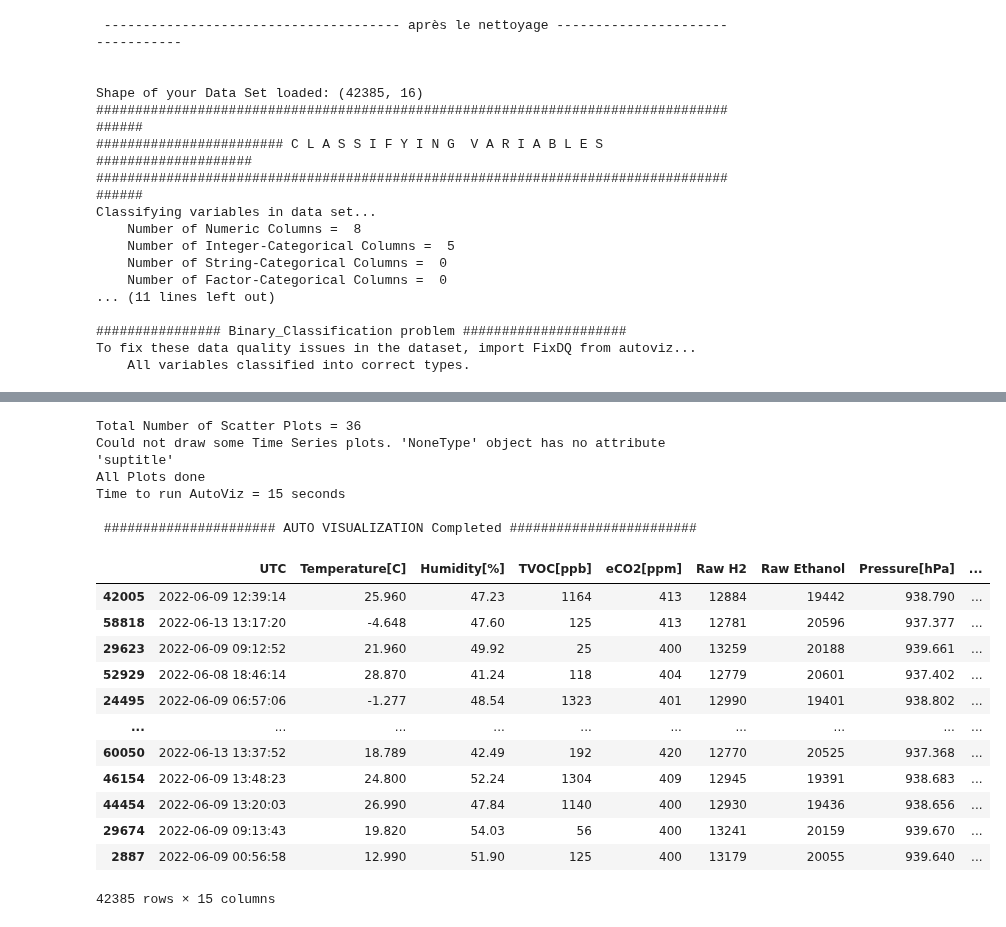
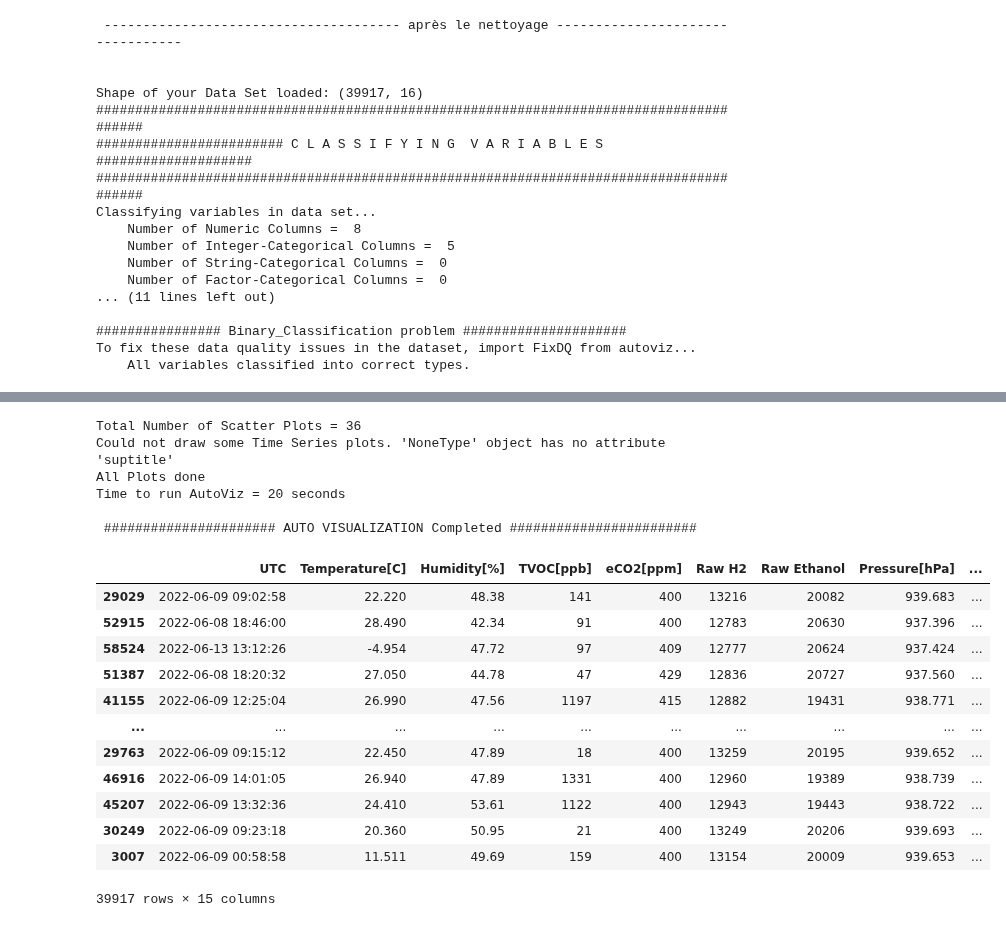
Before and after one commit to albertboo9/Syst-me_D-tection_Incendie, a Jupyter notebook: machine_learning/notebooks/preparation_donnees.ipynb, the cells around one changed output, grey strips where cells are left out. Saved outputs shown, nothing was run; the diff lists cells and outputs as text; code cells hidden in the pictures.

```diff
--- a/machine_learning/notebooks/preparation_donnees.ipynb
+++ b/machine_learning/notebooks/preparation_donnees.ipynb
@@ -64,7 +58,7 @@ def remove_outliers_iqr(df, column):
 # Fonction pour détecter et supprimer les outliers en utilisant le score Z
 def remove_outliers_zscore(df, column):
     z_scores = np.abs((df[column] - df[column].mean()) / df[column].std())
-    threshold = 3
+    threshold = 2.4
     df = df[z_scores < threshold]
     return df
 
@@ -96,7 +90,7 @@ AV.AutoViz(filename='',dfte=data,depVar='Fire Alarm',verbose=1,max_rows_analyzed
  -------------------------------------- après le nettoyage ---------------------------------
 
 
-Shape of your Data Set loaded: (42385, 16)
+Shape of your Data Set loaded: (39917, 16)
 #######################################################################################
 ######################## C L A S S I F Y I N G  V A R I A B L E S  ####################
 #######################################################################################
@@ -128,20 +122,20 @@ To fix these data quality issues in the dataset, import FixDQ from autoviz...
 | Fire Alarm | int64 | 0.000000 | 0 | 0.000000 | 1.000000 | Target column |
 Total Number of Scatter Plots = 36
 Could not draw some Time Series plots. 'NoneType' object has no attribute 'suptitle'
 All Plots done
-Time to run AutoViz = 15 seconds
+Time to run AutoViz = 20 seconds
 
  ###################### AUTO VISUALIZATION Completed ########################
 |  | UTC | Temperature[C] | Humidity[%] | TVOC[ppb] | eCO2[ppm] | Raw H2 | Raw Ethanol | Pressure[hPa] | ... |
-| 42005 | 2022-06-09 12:39:14 | 25.960 | 47.23 | 1164 | 413 | 12884 | 19442 | 938.790 | ... |
-| 58818 | 2022-06-13 13:17:20 | -4.648 | 47.60 | 125 | 413 | 12781 | 20596 | 937.377 | ... |
-| 29623 | 2022-06-09 09:12:52 | 21.960 | 49.92 | 25 | 400 | 13259 | 20188 | 939.661 | ... |
-| 52929 | 2022-06-08 18:46:14 | 28.870 | 41.24 | 118 | 404 | 12779 | 20601 | 937.402 | ... |
-| 24495 | 2022-06-09 06:57:06 | -1.277 | 48.54 | 1323 | 401 | 12990 | 19401 | 938.802 | ... |
+| 29029 | 2022-06-09 09:02:58 | 22.220 | 48.38 | 141 | 400 | 13216 | 20082 | 939.683 | ... |
+| 52915 | 2022-06-08 18:46:00 | 28.490 | 42.34 | 91 | 400 | 12783 | 20630 | 937.396 | ... |
+| 58524 | 2022-06-13 13:12:26 | -4.954 | 47.72 | 97 | 409 | 12777 | 20624 | 937.424 | ... |
+| 51387 | 2022-06-08 18:20:32 | 27.050 | 44.78 | 47 | 429 | 12836 | 20727 | 937.560 | ... |
+| 41155 | 2022-06-09 12:25:04 | 26.990 | 47.56 | 1197 | 415 | 12882 | 19431 | 938.771 | ... |
 | ... | ... | ... | ... | ... | ... | ... | ... | ... | ... |
-| 60050 | 2022-06-13 13:37:52 | 18.789 | 42.49 | 192 | 420 | 12770 | 20525 | 937.368 | ... |
-| 46154 | 2022-06-09 13:48:23 | 24.800 | 52.24 | 1304 | 409 | 12945 | 19391 | 938.683 | ... |
-| 44454 | 2022-06-09 13:20:03 | 26.990 | 47.84 | 1140 | 400 | 12930 | 19436 | 938.656 | ... |
-| 29674 | 2022-06-09 09:13:43 | 19.820 | 54.03 | 56 | 400 | 13241 | 20159 | 939.670 | ... |
-| 2887 | 2022-06-09 00:56:58 | 12.990 | 51.90 | 125 | 400 | 13179 | 20055 | 939.640 | ... |
+| 29763 | 2022-06-09 09:15:12 | 22.450 | 47.89 | 18 | 400 | 13259 | 20195 | 939.652 | ... |
+| 46916 | 2022-06-09 14:01:05 | 26.940 | 47.89 | 1331 | 400 | 12960 | 19389 | 938.739 | ... |
+| 45207 | 2022-06-09 13:32:36 | 24.410 | 53.61 | 1122 | 400 | 12943 | 19443 | 938.722 | ... |
+| 30249 | 2022-06-09 09:23:18 | 20.360 | 50.95 | 21 | 400 | 13249 | 20206 | 939.693 | ... |
+| 3007 | 2022-06-09 00:58:58 | 11.511 | 49.69 | 159 | 400 | 13154 | 20009 | 939.653 | ... |
-42385 rows × 15 columns
+39917 rows × 15 columns
```
Also changed, not shown: parts of 2 cells of this notebook, 4 other files.
